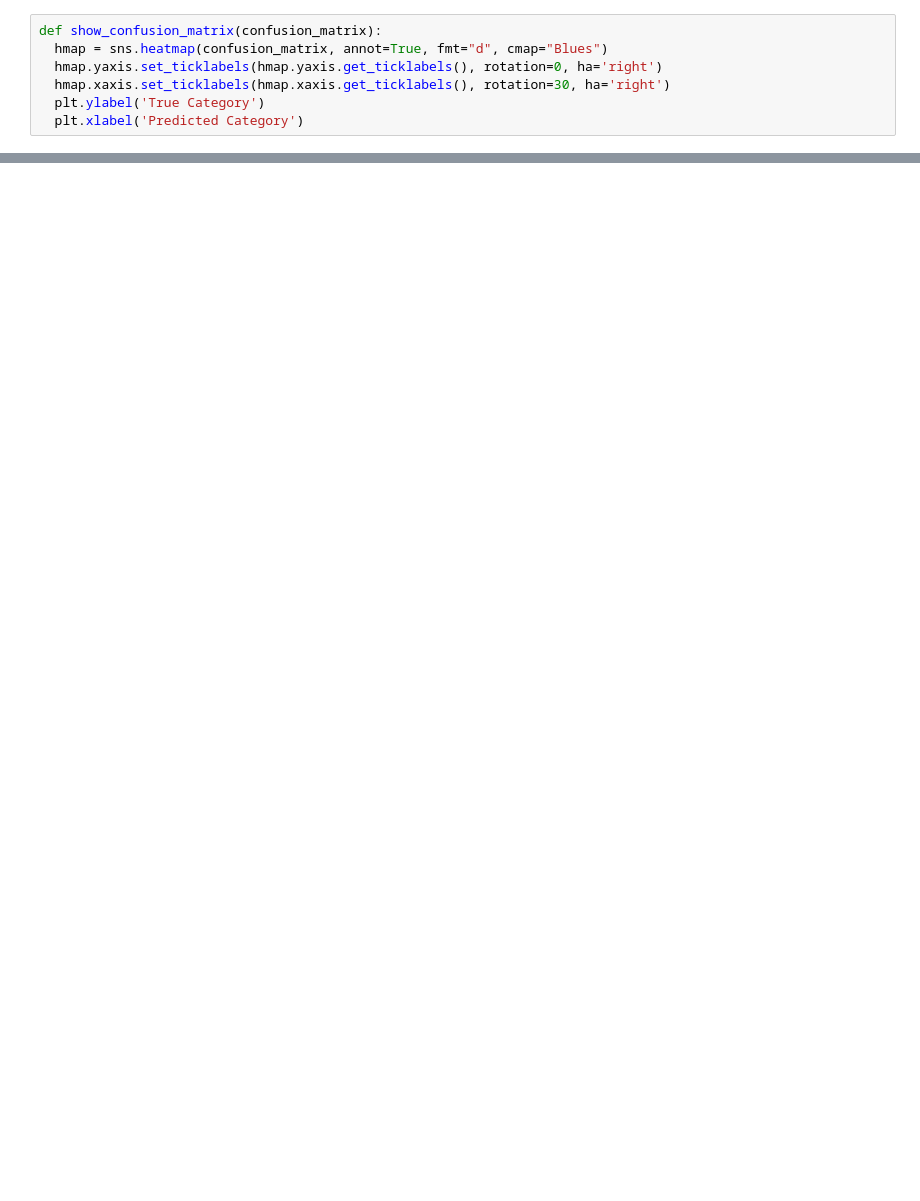
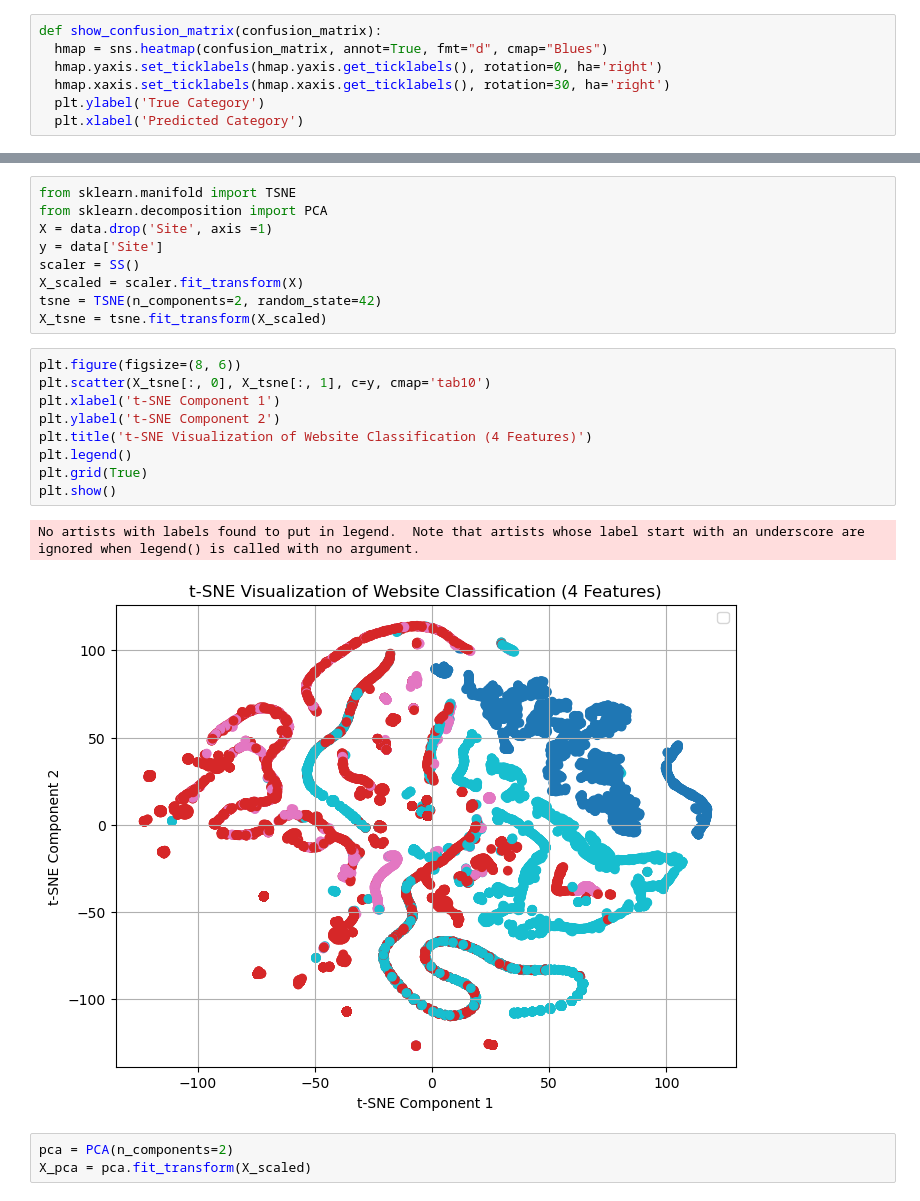
Before and after one commit to andretran42/Network_Research_Project, a Jupyter notebook: model/BasicMLModels.ipynb, the cells around one changed output, grey strips where cells are left out. Drawn from its saved outputs; the diff is of its cells as text; blank space fills up the shorter version.

```diff
--- a/model/BasicMLModels.ipynb
+++ b/model/BasicMLModels.ipynb
@@ -251,0 +367,24 @@ plt.show()
+# %%
+from sklearn.manifold import TSNE
+from sklearn.decomposition import PCA
+X = data.drop('Site', axis =1)
+y = data['Site']
+scaler = SS()
+X_scaled = scaler.fit_transform(X)
+tsne = TSNE(n_components=2, random_state=42)
+X_tsne = tsne.fit_transform(X_scaled)
+# %%
+plt.figure(figsize=(8, 6))
+plt.scatter(X_tsne[:, 0], X_tsne[:, 1], c=y, cmap='tab10')
+plt.xlabel('t-SNE Component 1')
+plt.ylabel('t-SNE Component 2')
+plt.title('t-SNE Visualization of Website Classification (4 Features)')
+plt.legend()
+plt.grid(True)
+plt.show()
+# %% [output]
+No artists with labels found to put in legend.  Note that artists whose label start with an underscore are ignored when legend() is called with no argument.
+[figure, added]
+# %%
+pca = PCA(n_components=2)
+X_pca = pca.fit_transform(X_scaled)
```
Also changed, not shown: parts of 9 cells of this notebook.
